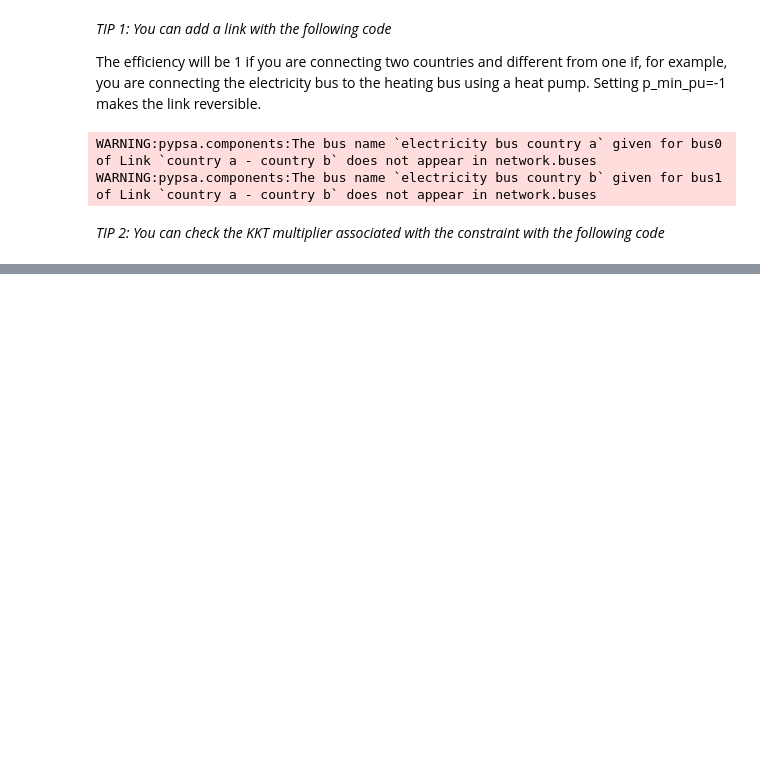
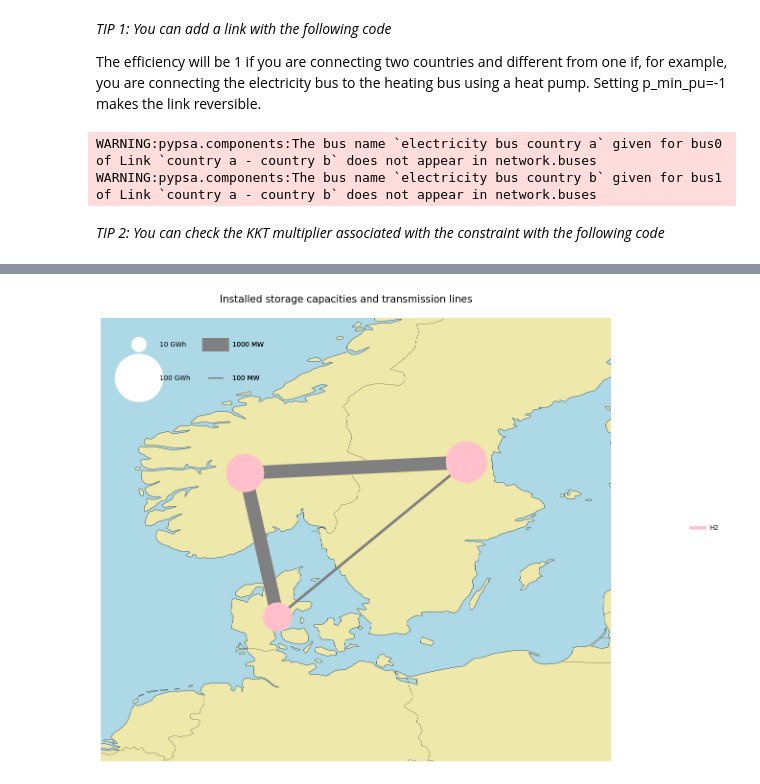
Before and after one commit to martavp/MESM_project, a Jupyter notebook: RES_project.ipynb, the cells around one changed output, grey strips where cells are left out. Cells and saved outputs as stored; diff of their text form; code cells hidden in the pictures; blank space fills up the shorter version.

```diff
--- a/RES_project.ipynb
+++ b/RES_project.ipynb
@@ -438,0 +645,5 @@ network.add("Link",
+# %%
+plot_map(n, tech_colors, threshold=10,components=["stores"],
+             bus_size_factor=1e6, transmission=True)
+# %% [output]
+[figure, added]
```
Also changed, not shown: parts of 40 cells of this notebook.
